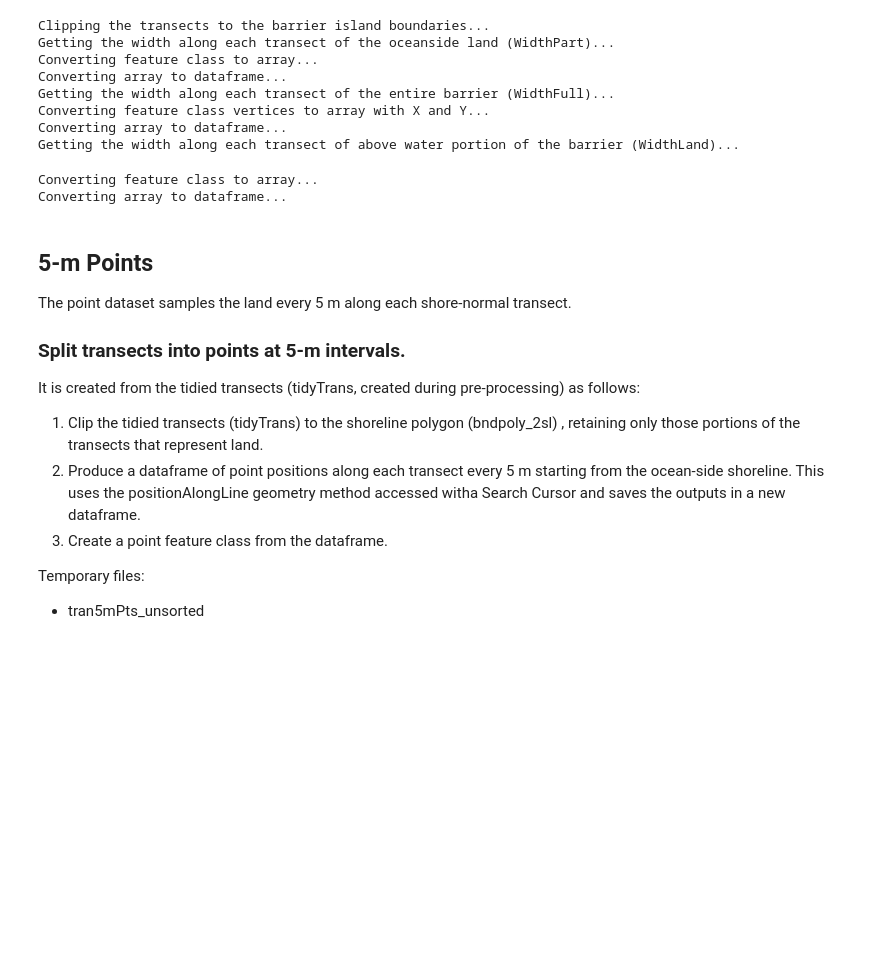
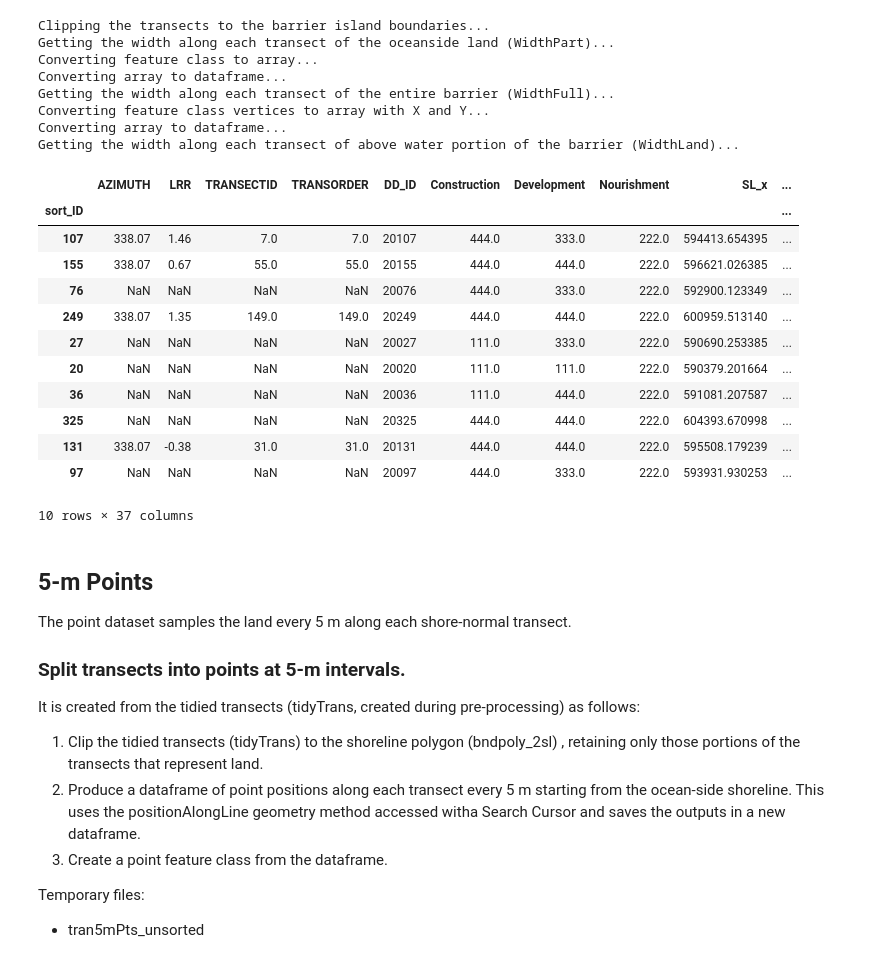
Before and after one commit to esturdivant-usgs/BI-geomorph-extraction, a Jupyter notebook: notebooks/extractor_Rockaway2014.ipynb, the cells around one changed output. Cells and saved outputs as stored; diff of their text form; code cells hidden in the pictures; blank space fills up the shorter version.

```diff
--- a/notebooks/extractor_Rockaway2014.ipynb
+++ b/notebooks/extractor_Rockaway2014.ipynb
@@ -467,20 +375,22 @@ Getting the width along each transect of the entire barrier (WidthFull)...
 Converting feature class vertices to array with X and Y...
 Converting array to dataframe...
 Getting the width along each transect of above water portion of the barrier (WidthLand)...
-# %%
-trdf_anthro = fwa.FCtoDF(tr_w_anthro, id_fld=tID_fld, dffields=['Development', 'Nourishment','Construction'])
-
-# Join anthro fields to trans and points DFs
-trans_df = fun.join_columns(trans_df, trdf_anthro)
-trans_df.to_pickle(os.path.join(scratch_dir, extTrans_null+'_anthro.pkl'))
-# pts_df = fun.join_columns(pts_df, trans_df, tID_fld)
-
-# # Save dataframes to open elsewhere or later
-# trans_df.to_pickle(os.path.join(scratch_dir, extTrans_null+'_anthro.pkl'))
-# pts_df.to_pickle(os.path.join(scratch_dir, transPts_null+'_anthro.pkl'))
-# %% [output]
-Converting feature class to array...
-Converting array to dataframe...
+# %%
+trans_df.sample(10)
+# %% [output]
+|  | AZIMUTH | LRR | TRANSECTID | TRANSORDER | DD_ID | Construction | Development | Nourishment | SL_x | ... |
+| sort_ID |  |  |  |  |  |  |  |  |  | ... |
+| 107 | 338.07 | 1.46 | 7.0 | 7.0 | 20107 | 444.0 | 333.0 | 222.0 | 594413.654395 | ... |
+| 155 | 338.07 | 0.67 | 55.0 | 55.0 | 20155 | 444.0 | 444.0 | 222.0 | 596621.026385 | ... |
+| 76 | NaN | NaN | NaN | NaN | 20076 | 444.0 | 333.0 | 222.0 | 592900.123349 | ... |
+| 249 | 338.07 | 1.35 | 149.0 | 149.0 | 20249 | 444.0 | 444.0 | 222.0 | 600959.513140 | ... |
+| 27 | NaN | NaN | NaN | NaN | 20027 | 111.0 | 333.0 | 222.0 | 590690.253385 | ... |
+| 20 | NaN | NaN | NaN | NaN | 20020 | 111.0 | 111.0 | 222.0 | 590379.201664 | ... |
+| 36 | NaN | NaN | NaN | NaN | 20036 | 111.0 | 444.0 | 222.0 | 591081.207587 | ... |
+| 325 | NaN | NaN | NaN | NaN | 20325 | 444.0 | 444.0 | 222.0 | 604393.670998 | ... |
+| 131 | 338.07 | -0.38 | 31.0 | 31.0 | 20131 | 444.0 | 444.0 | 222.0 | 595508.179239 | ... |
+| 97 | NaN | NaN | NaN | NaN | 20097 | 444.0 | 333.0 | 222.0 | 593931.930253 | ... |
+10 rows × 37 columns
 # %% [markdown]
 ## 5-m Points
 The point dataset samples the land every 5 m along each shore-normal transect.
```
Also changed, not shown: parts of 18 cells of this notebook, 2 other files.
